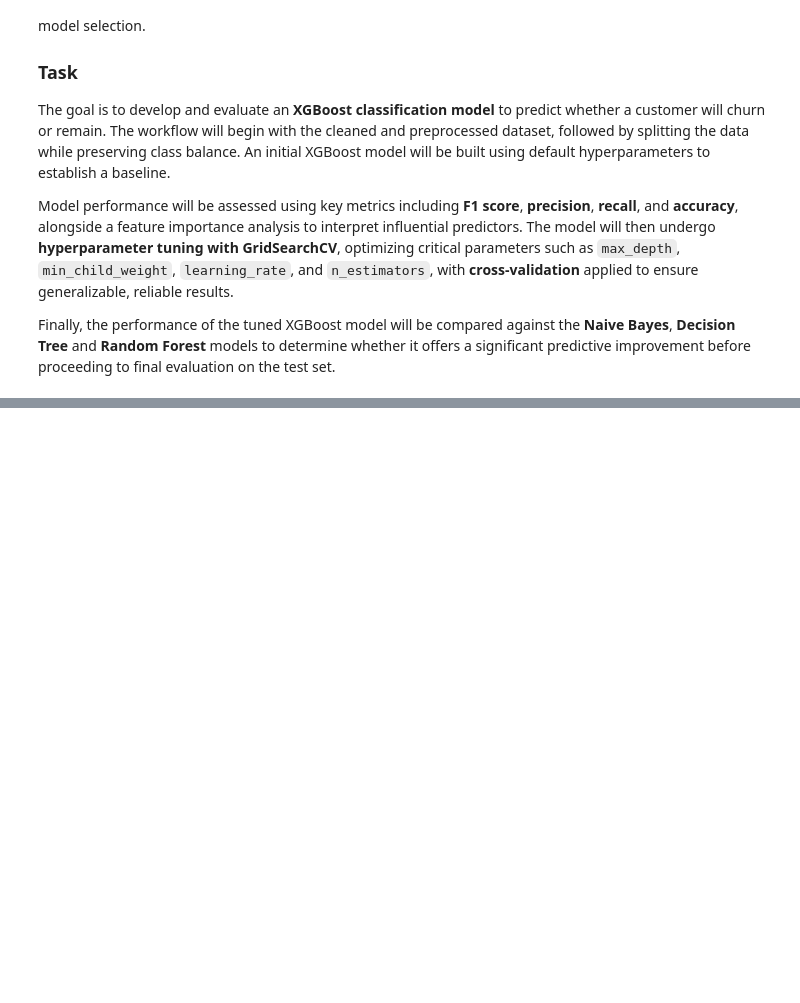
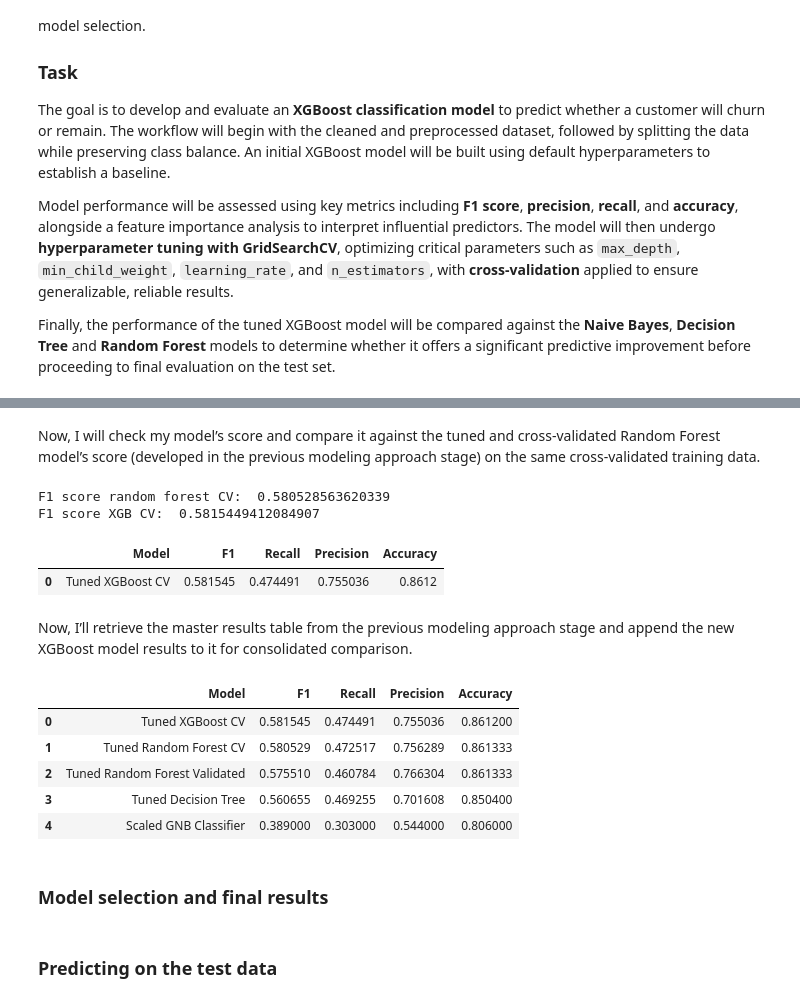
Before and after one commit to Cyberoctane29/Deutsche-Bank-Customer-Churn-Prediction-End-to-End-Analysis-and-Modeling, a Jupyter notebook: Deutsche_Bank_Customer_Churn_Prediction_End_to_End_Analysis_and_Modeling.ipynb, the cells around one changed output, grey strips where cells are left out. Drawn from its saved outputs; the diff is of its cells as text; code cells hidden in the pictures; blank space fills up the shorter version.

```diff
--- a/Deutsche_Bank_Customer_Churn_Prediction_End_to_End_Analysis_and_Modeling.ipynb
+++ b/Deutsche_Bank_Customer_Churn_Prediction_End_to_End_Analysis_and_Modeling.ipynb
@@ -1771,0 +1921,16 @@ Finally, the performance of the tuned XGBoost model will be compared against the
+# %%
+tuned_xgb_cv = read_pickle(path, 'tuned_xgb_cv')
+# %% [markdown]
+Now, I will check my model’s score and compare it against the tuned and cross-validated Random Forest model’s score (developed in the previous modeling approach stage) on the same cross-validated training data.
+# %%
+print('F1 score random forest CV: ', tuned_random_forest_cv.best_score_)
+print('F1 score XGB CV: ', tuned_xgb_cv.best_score_)
+# %% [output]
+F1 score random forest CV:  0.580528563620339
+F1 score XGB CV:  0.5815449412084907
+# %%
+tuned_xgb_cv_results_table = make_results('Tuned XGBoost CV', tuned_xgb_cv)
+tuned_xgb_cv_results_table
+# %% [output]
+|  | Model | F1 | Recall | Precision | Accuracy |
+| 0 | Tuned XGBoost CV | 0.581545 | 0.474491 | 0.755036 | 0.8612 |
@@ -1771,0 +1939,18 @@ Finally, the performance of the tuned XGBoost model will be compared against the
+# %% [markdown]
+Now, I’ll retrieve the master results table from the previous modeling approach stage and append the new XGBoost model results to it for consolidated comparison.
+# %%
+results = pd.read_csv(path1+'Results_Until_Random_Forest.csv')
+
+results = pd.concat([tuned_xgb_cv_results_table, results]).sort_values(by=['F1'], ascending=False).reset_index(drop=True)
+results
+# %% [output]
+|  | Model | F1 | Recall | Precision | Accuracy |
+| 0 | Tuned XGBoost CV | 0.581545 | 0.474491 | 0.755036 | 0.861200 |
+| 1 | Tuned Random Forest CV | 0.580529 | 0.472517 | 0.756289 | 0.861333 |
+| 2 | Tuned Random Forest Validated | 0.575510 | 0.460784 | 0.766304 | 0.861333 |
+| 3 | Tuned Decision Tree | 0.560655 | 0.469255 | 0.701608 | 0.850400 |
+| 4 | Scaled GNB Classifier | 0.389000 | 0.303000 | 0.544000 | 0.806000 |
+# %% [markdown]
+### Model selection and final results
+# %% [markdown]
+### Predicting on the test data
```
Also changed, not shown: parts of 21 cells of this notebook, 2 other files.
